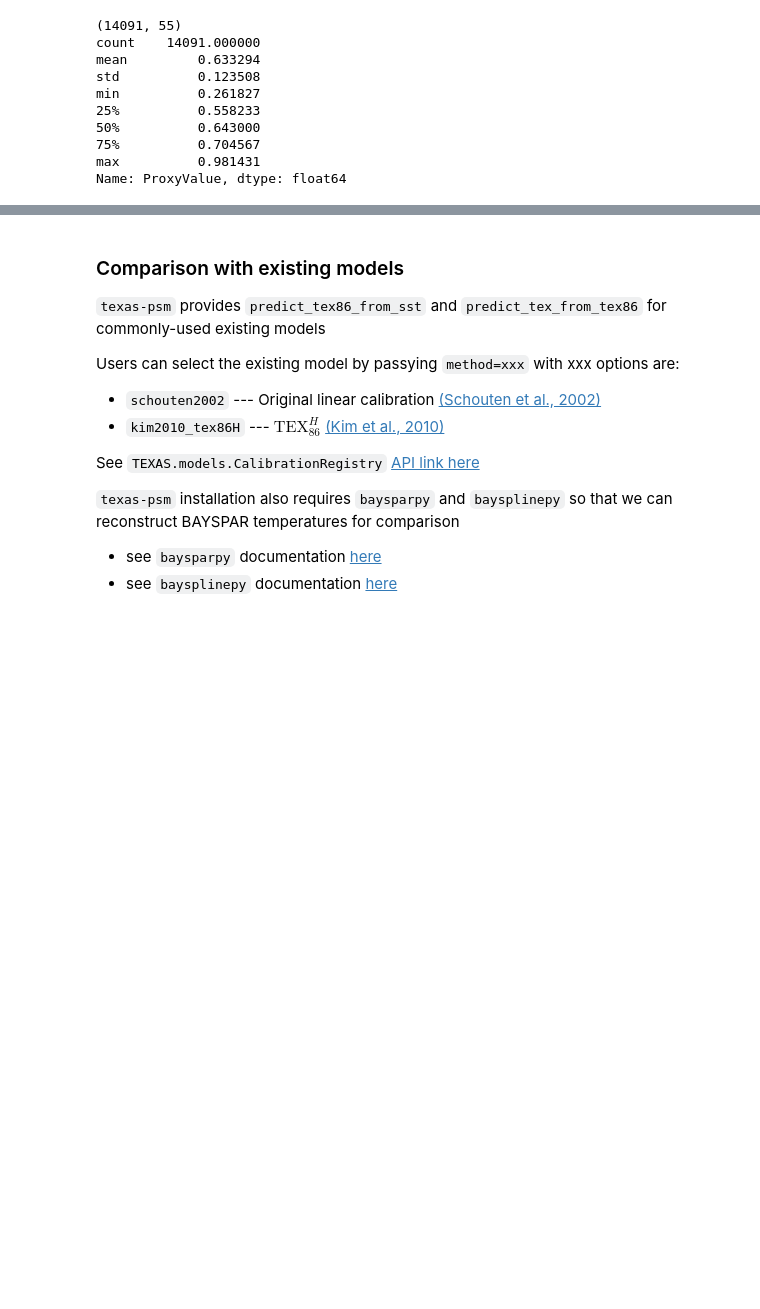
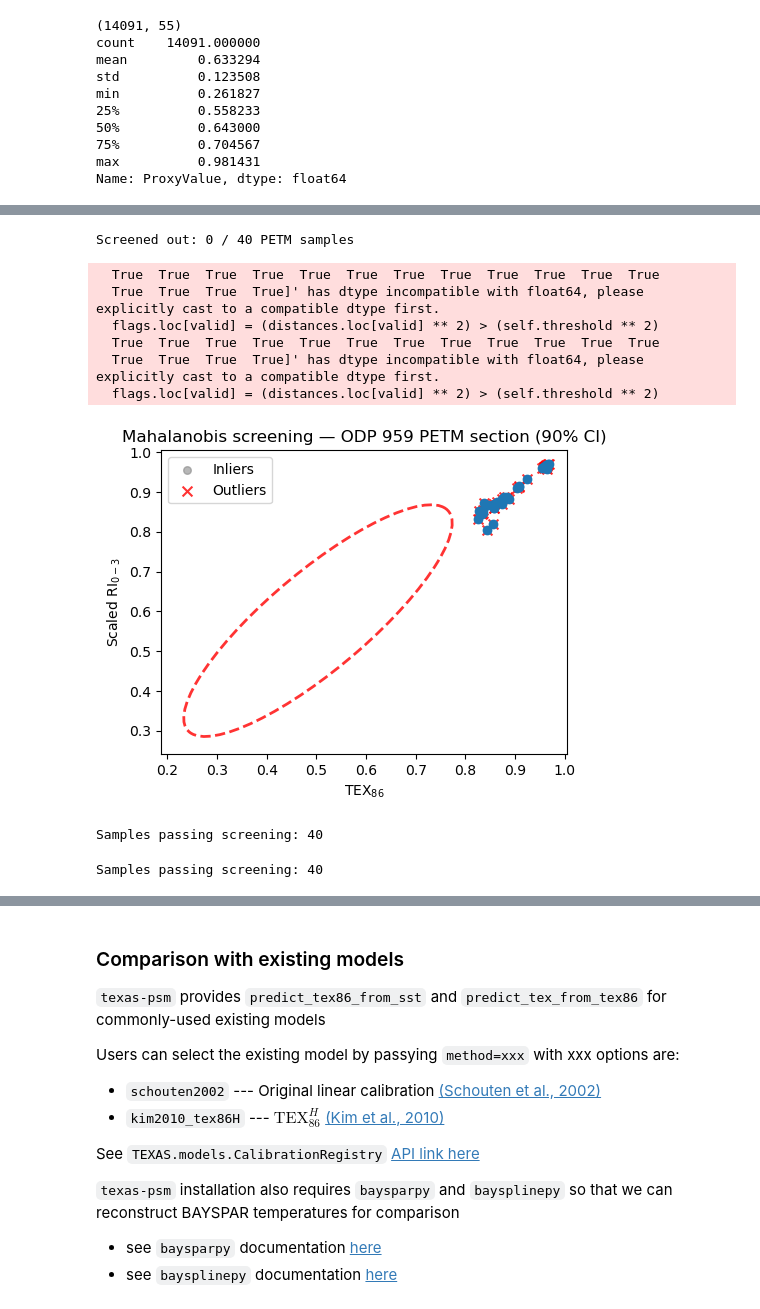
Before and after one commit to PaleoLipidRR/TEXAS, a Jupyter notebook: notebooks/quickstart_demo.ipynb, the cells around one changed output, grey strips where cells are left out. Saved outputs shown, nothing was run; the diff lists cells and outputs as text; code cells hidden in the pictures; blank space fills up the shorter version.

```diff
--- a/notebooks/quickstart_demo.ipynb
+++ b/notebooks/quickstart_demo.ipynb
@@ -526,0 +508,19 @@ PETM_df[['MBSF', 'MCD', 'SampleDepth', 'Age']]
+# %%
+import TEXAS
+import pandas as pd
+from TEXAS.utils.paths import SPREADSHEETS_DIR
+from TEXAS.data import MahalanobisOutlierDetector
+
+# Download screened coretop data from Zenodo (skipped if already cached)
+TEXAS.download_training_data()
+
+# Load the gridded coretop dataset used for calibration
+combined_df = pd.read_csv(
+    SPREADSHEETS_DIR / 'combined_coretop_culture_mesocosm_rev20260210.csv'
+)
+coretop_df = combined_df[combined_df['datatype']=='coretop']
+# Fit on low-G23 coretops (gdgt23ratio ≤ 5 filters ecology-dominated sites)
+detector = MahalanobisOutlierDetector(['TEX86', 'scaledRI_cren3'], confidence=0.9)
+detector.fit(coretop_df[coretop_df['gdgt23ratio'] <= 5])
+print(f"Fitted on {int((coretop_df['gdgt23ratio'] <= 5).sum())} coretop samples (gdgt23ratio ≤ 5)")
+print(f"Mahalanobis threshold (90% CI): {detector.threshold:.3f}")
@@ -527,3 +552,48 @@ PETM_df[['MBSF', 'MCD', 'SampleDepth', 'Age']]
+# %%
+import matplotlib.pyplot as plt
+
+# TEX86 alias — ProxyValue column in the PhanSST database
+PETM_df['TEX86'] = PETM_df['ProxyValue']
+
+# Screen: flag paleo samples outside the coretop calibration domain
+PETM_df['TEXRI_cren3_mahalDist_low23ratio_outliers_manual'] = detector.detect_outliers_manual(PETM_df)
+
+n_out = int(PETM_df['TEXRI_cren3_mahalDist_low23ratio_outliers_manual'].sum())
+print(f"Screened out: {n_out} / {len(PETM_df)} PETM samples")
+
+# Visualise
+fig, ax = plt.subplots(figsize=(5, 4))
+detector.plot_decision_boundary(PETM_df, ax=ax)
+ax.scatter(PETM_df['TEX86'],PETM_df['scaledRI_cren3'])
+ax.set_xlabel("TEX$_{86}$")
+ax.set_ylabel(r"Scaled RI$_{0-3}$")
+ax.set_title("Mahalanobis screening — ODP 959 PETM section (90% CI)")
+plt.tight_layout()
+plt.show()
+
+# Keep only inliers
+PETM_df = PETM_df[
+    PETM_df['TEXRI_cren3_mahalDist_low23ratio_outliers_manual'] == False
+].reset_index(drop=True)
+print(f"Samples passing screening: {len(PETM_df)}")
+# %% [output]
+Screened out: 0 / 40 PETM samples
+  True  True  True  True  True  True  True  True  True  True  True  True
+  True  True  True  True]' has dtype incompatible with float64, please explicitly cast to a compatible dtype first.
+  flags.loc[valid] = (distances.loc[valid] ** 2) > (self.threshold ** 2)
+  True  True  True  True  True  True  True  True  True  True  True  True
+  True  True  True  True]' has dtype incompatible with float64, please explicitly cast to a compatible dtype first.
+  flags.loc[valid] = (distances.loc[valid] ** 2) > (self.threshold ** 2)
+[figure, added]
+Samples passing screening: 40
+# %%
+# Keep only inliers for temperature reconstruction
+PETM_df = PETM_df[
+    PETM_df['TEXRI_cren3_mahalDist_low23ratio_outliers_manual'] == False
+].reset_index(drop=True)
+print(f"Samples passing screening: {len(PETM_df)}")
+# %% [output]
+Samples passing screening: 40
 # %%
 from TEXAS import predict_T_from_proxyObs
 ## Now, try to set very low nitrates
```
Also changed, not shown: parts of 9 cells of this notebook, 7 other files.
